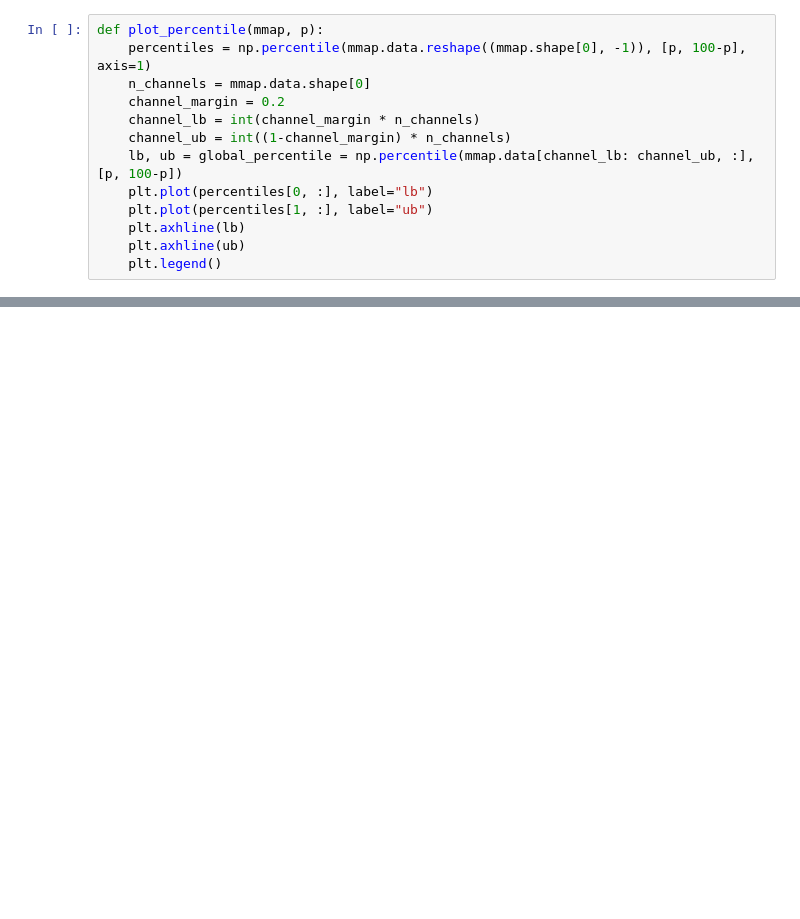
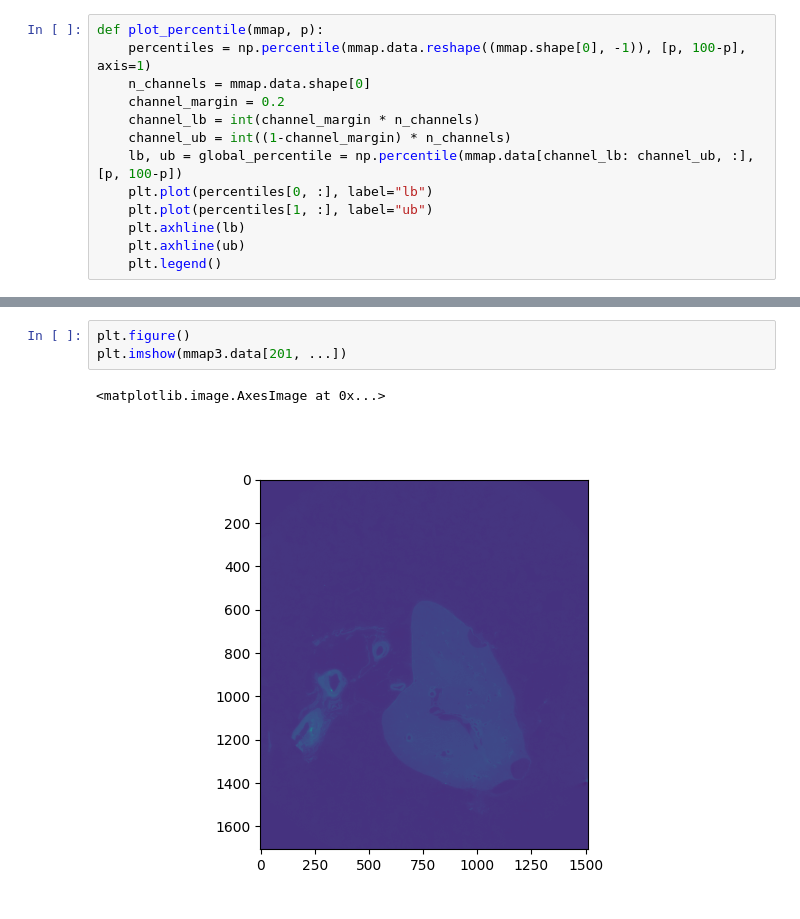
Before and after one commit to viktorcikojevic/kaggle_sennet, a Jupyter notebook: notebooks/exp_eda.ipynb, the cells around one changed output, grey strips where cells are left out. Drawn from its saved outputs; the diff is of its cells as text; blank space fills up the shorter version.

```diff
--- a/notebooks/exp_eda.ipynb
+++ b/notebooks/exp_eda.ipynb
@@ -38,0 +47,6 @@ plot_percentile(mmap3, 1)
+# %%
+plt.figure()
+plt.imshow(mmap3.data[201, ...])
+# %% [output]
+<matplotlib.image.AxesImage at 0x...>
+[figure, added]
```
Also changed, not shown: parts of 15 cells of this notebook, 14 other files.
